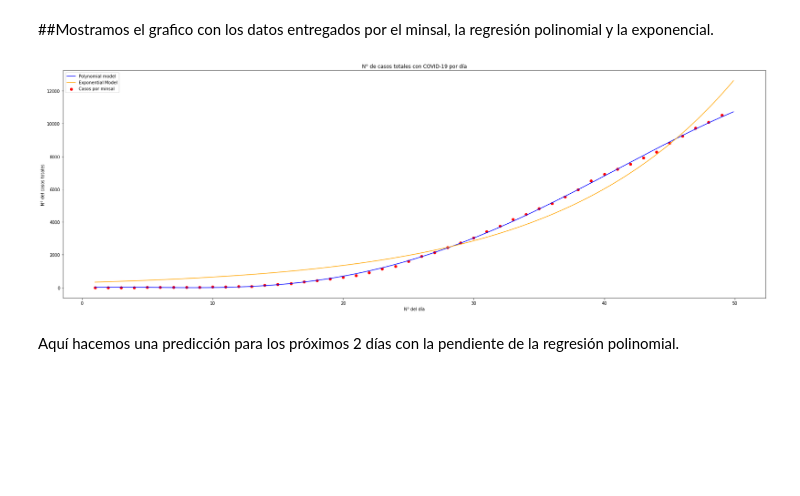
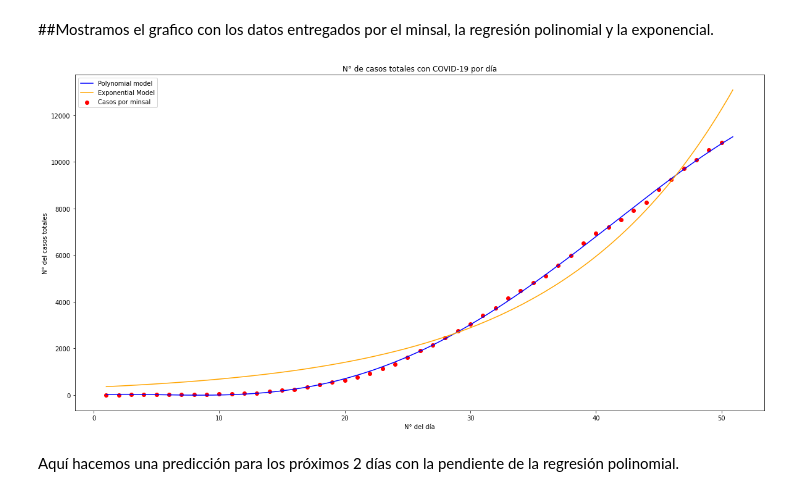
Before and after one commit to White-Mask/COVID-19-Chile-Coronavirus, a Jupyter notebook: Notebook/Analisis_COVID-19_chile.ipynb, the cells around one changed output. Saved outputs shown, nothing was run; the diff lists cells and outputs as text; code cells hidden in the pictures; blank space fills up the shorter version.

Commit message:
actualización 2020-04-21

```diff
--- a/Notebook/Analisis_COVID-19_chile.ipynb
+++ b/Notebook/Analisis_COVID-19_chile.ipynb
@@ -49,7 +49,7 @@ Este primer grafico nos muestra los casos de personas que tienen el COVID-19 acu
 # %%
 import matplotlib.pyplot as plt
 
-plt.rcParams['figure.figsize']=(30,10)
+plt.rcParams['figure.figsize']=(20,10)
 
 ay = fq.plot('Fecha','Casos_totales_nuevos',label='Casos totales por dia')
 plt.title("Casos totales por dia de personas con COVID-19 en Chile")
@@ -259,26 +259,26 @@ ini = [1.0,1.0]
 datax = list(dias)
 datay = list(y)
 popt,pcov = curve_fit(exponential_model, datax, datay,ini)
-#xfit = np.arange(1.0,float(dia_actual),0.1)
+xfit = np.arange(1.0,float(dia_actual),0.1)
 # %% [markdown]
 ##Mostramos el grafico con los datos entregados por el minsal, la regresión polinomial y la exponencial.
 # %%
 X_grid = np.arange(1,dia_actual,0.1)
 X_grid = X_grid.reshape(len(X_grid),1)
 
 plt.scatter(X,y,color='red',label='Casos por minsal')
 plt.plot(X_grid,lin_regression_2.predict(poly_regression.fit_transform(X_grid)),color='blue',label='Polynomial model')
-plt.plot(X_grid,exponential_model(X_grid,*popt),color='orange',label = 'Exponential Model')
+plt.plot(xfit,exponential_model(xfit,*popt),color='orange',label = 'Exponential Model')
 
 plt.title('N° de casos totales con COVID-19 por día')
 plt.xlabel('N° del día')
 plt.ylabel('N° del casos totales')
 
 plt.legend(loc = 'upper left')
 
 plt.show()
 # %% [output]
-[figure, old version]
+[figure, new version]
 # %% [markdown]
 Aquí hacemos una predicción para los próximos 2 días con la pendiente de la regresión polinomial.
 # %%
```
Also changed, not shown: parts of 9 cells of this notebook, 4 other files.
